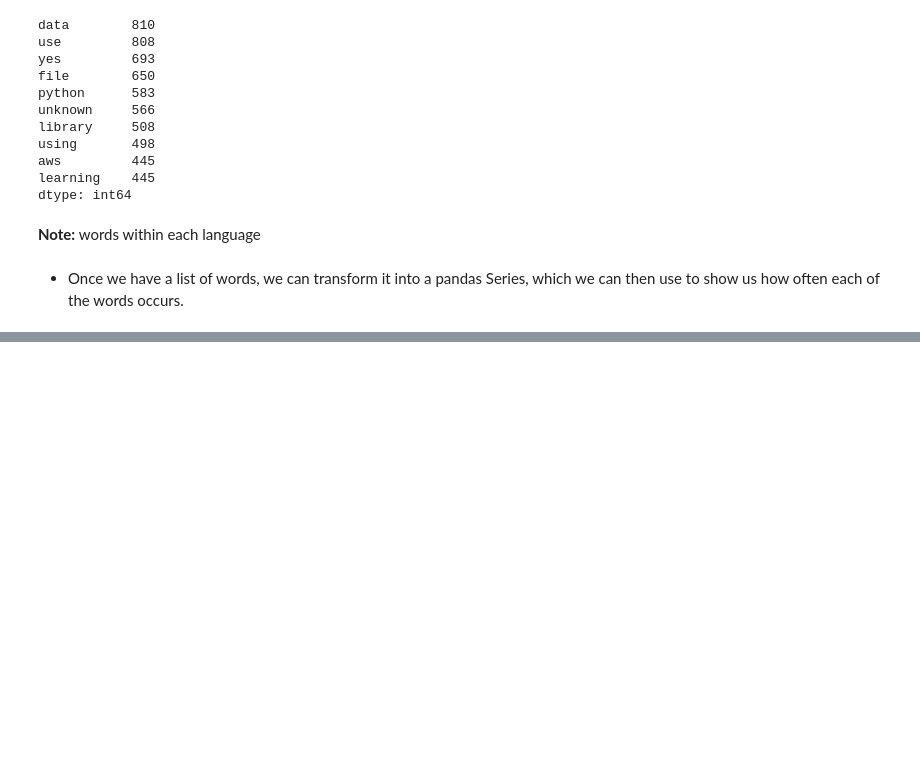
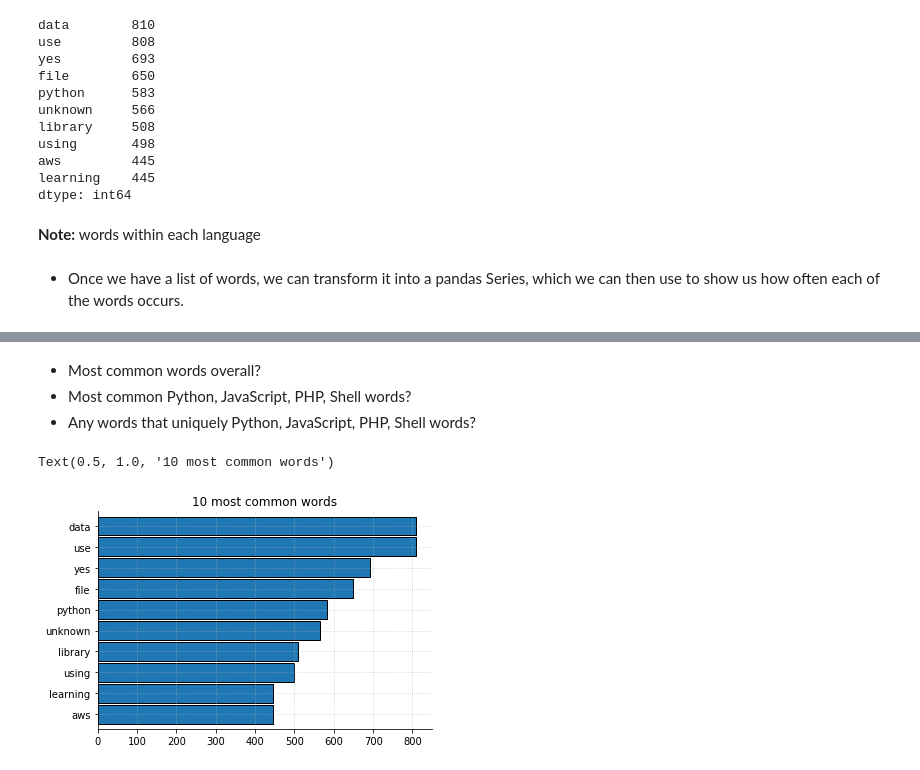
Before and after one commit to cera-amici/github-readme-nlp, a Jupyter notebook: github_readme_nlp.ipynb, the cells around one changed output, grey strips where cells are left out. Drawn from its saved outputs; the diff is of its cells as text; code cells hidden in the pictures; blank space fills up the shorter version.

```diff
--- a/github_readme_nlp.ipynb
+++ b/github_readme_nlp.ipynb
@@ -144,5 +144,7 @@ shell_words_freq = pd.Series(shell_words).value_counts()
 # %%
-word_counts = (pd.concat([all_freq, python_words_freq, javascript_words_freq, php_words_freq, shell_words_freq], axis=1, sort=True)
-                .set_axis(['all', 'Python', 'JavaScript', 'PHP', 'Shell'], axis=1, inplace=False)
-                .fillna(0)
-                .apply(lambda s: s.astype(int)))
+raw_count = (
+    pd.concat([all_freq, python_words_freq, javascript_words_freq, php_words_freq, shell_words_freq], axis=1, sort=True)
+    .rename(columns={0: "All", 1: "Python", 2: "JavaScript", 3: "PHP", 4: "Shell"})
+    .fillna(0)
+    .apply(lambda col: col.astype(int))
+)
@@ -157,0 +177,10 @@ word_counts.head().T
+# %% [markdown]
+- Most common words overall?
+- Most common Python, JavaScript, PHP, Shell words?
+- Any words that uniquely Python, JavaScript, PHP, Shell words?
+# %%
+raw_count.sort_values(by='All')['All'].tail(10).plot.barh(width=.9)
+plt.title('10 most common words')
+# %% [output]
+Text(0.5, 1.0, '10 most common words')
+[figure, added]
```
Also changed, not shown: parts of 14 cells of this notebook.
